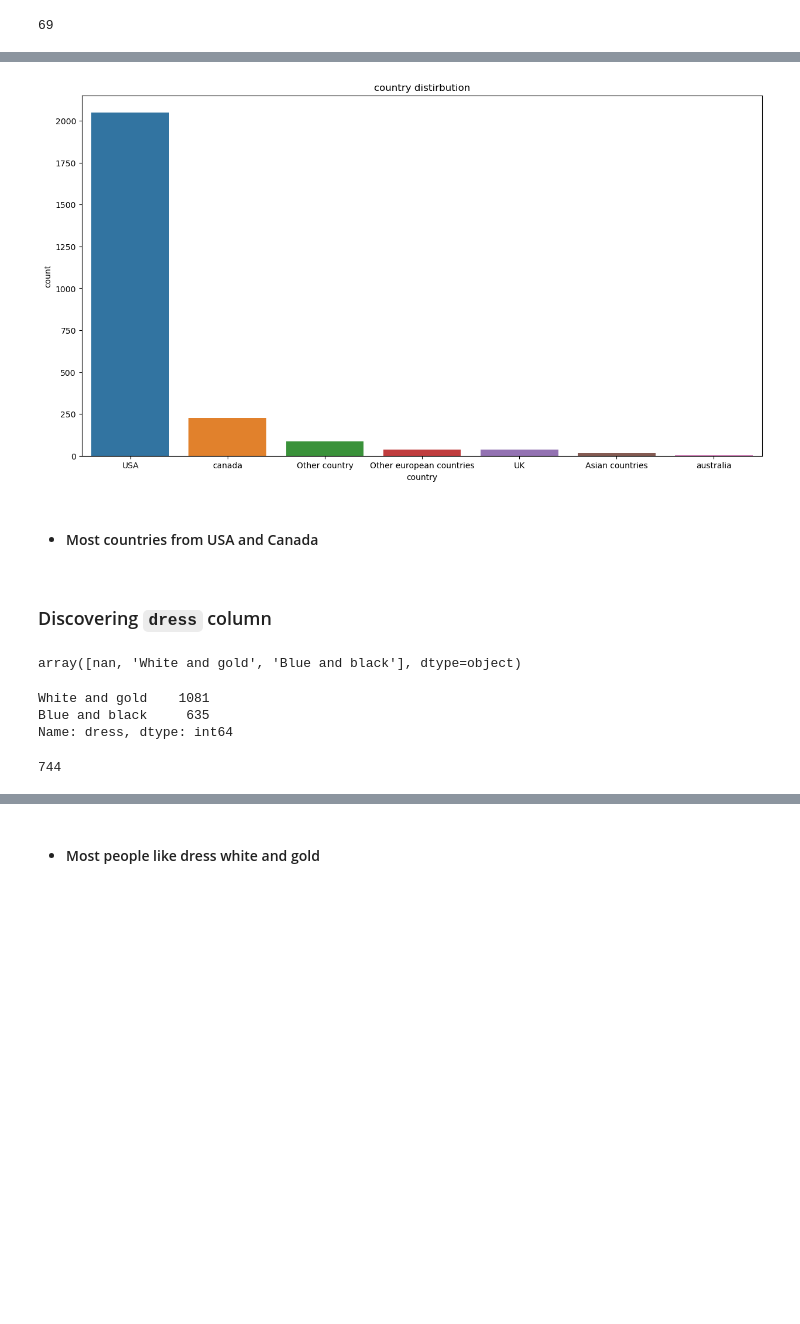
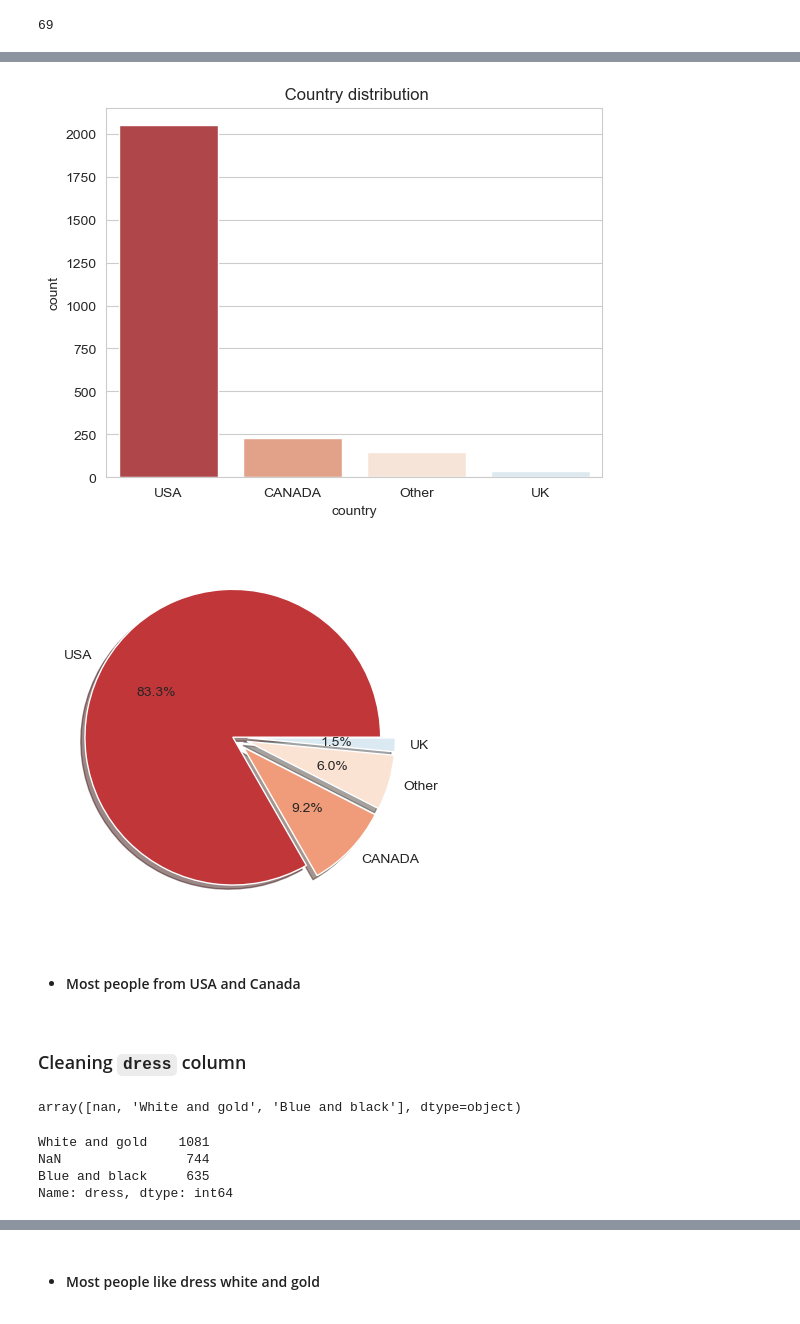
Before and after one commit to Ahmedabbas75/Candy-Hierarchy-Analysis-Task, a Jupyter notebook: Analysis-Code.ipynb, the cells around one changed output, grey strips where cells are left out. Saved outputs shown, nothing was run; the diff lists cells and outputs as text; code cells hidden in the pictures; blank space fills up the shorter version.

```diff
--- a/Analysis-Code.ipynb
+++ b/Analysis-Code.ipynb
@@ -107,5 +97,5 @@ Column Q12: MEDIA [Yahoo] contains 2393 nan value
 # %%
 # drop columns we not used
 
-candyData.drop(columns = ["Internal ID", "Unnamed: 113", "Click Coordinates (x, y)", "Q5: STATE, PROVINCE, COUNTY, ETC"], inplace = True)
+candyData.drop(columns = ["Internal ID", "Unnamed: 113", "Click Coordinates (x, y)"], inplace = True)
 # %%
@@ -163,6 +145,16 @@ candyData["going out"].isna().sum()
 candyData["going out"].fillna("MayBe",inplace= True)
 # %%
-sns.countplot(x = "going out", data = candyData, order = candyData["going out"].value_counts().index)
+# visualized going out column
+
+# 1- create countplot
+sns.set_style("whitegrid")
+sns.set_palette("RdBu")
+sns.catplot(x = "going out", data = candyData, order = candyData["going out"].value_counts().index, kind = "count")
 plt.title("going out distribution")
 plt.show()
+
+# 2- create pie chere
+values = candyData["going out"].value_counts()
+plt.pie(values, labels = ["NO", "Yes", "MayBe"], shadow = True, autopct = "%1.1f%%", explode = [0.1,0,0])
+plt.show()
 # %% [output]
@@ -321,7 +299,7 @@ array([nan, 'USA ', 'USA', 'us', 'usa', 'canada', 'Canada', 'Us', 'US',
 # fixed some errors
 
 # 1- convert all value to lower case
-candyData["country"] = candyData["country"].str.lower()
+candyData["country"] = candyData["country"].str.upper()
 
 # 2- remove extra spaces
 candyData["country"] = candyData["country"].str.strip()
@@ -334,7 +312,7 @@ candyData["country"].isna().sum()
 # %%
 # fill nan value
 
-candyData["country"].fillna("Other country", inplace = True)
+candyData["country"].fillna("Other", inplace = True)
 # %%
 # show again unique value
 
@@ -417,15 +386,23 @@ australia                      7
 Name: country, dtype: int64
 # %%
-plt.figure(figsize = (15,8))
-sns.countplot(x = "country", data = candyData, order = candyData["country"].value_counts().index )
-plt.title("country distirbution")
+# visualized country column
+
+# 1- create countplot
+sns.countplot(x = "country", data = candyData, order = candyData["country"].value_counts().index)
+plt.title(" Country distribution")
 plt.show()
+
+# 2- create pie chere
+values = candyData["country"].value_counts()
+plt.pie(values, labels = ["USA", "CANADA", "Other", "UK"], shadow = True, autopct = "%1.1f%%", explode = [0,0.1,0.1,0.1])
+plt.show()
 # %% [output]
-[figure, old version]
+[figure, new version]
+[figure, added]
 # %% [markdown]
-- #### Most countries from USA and Canada
+- #### Most people from USA and Canada
 # %% [markdown]
-### Discovering `dress` column
+### Cleaning `dress` column
 # %%
 # show unique values
 
@@ -435,17 +412,12 @@ array([nan, 'White and gold', 'Blue and black'], dtype=object)
 # %%
 # output value counts of each unique values
 
-candyData["dress"].value_counts()
+candyData["dress"].value_counts(dropna = False)
 # %% [output]
 White and gold    1081
+NaN                744
 Blue and black     635
 Name: dress, dtype: int64
-# %%
-# show how many nan value
-
-candyData["dress"].isna().sum()
-# %% [output]
-744
 # %%
 # fill nan value
 
```
Also changed, not shown: parts of 94 cells of this notebook.
